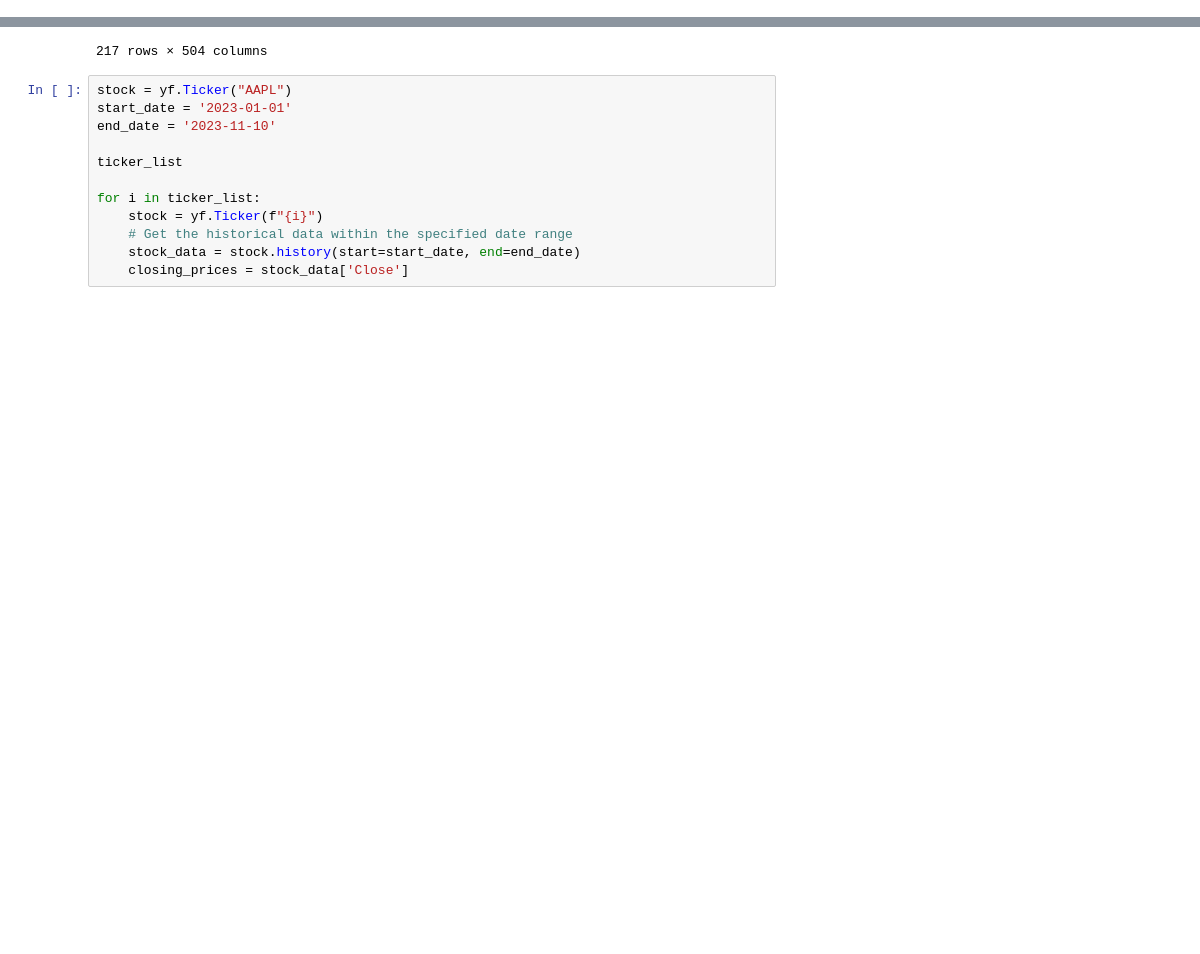
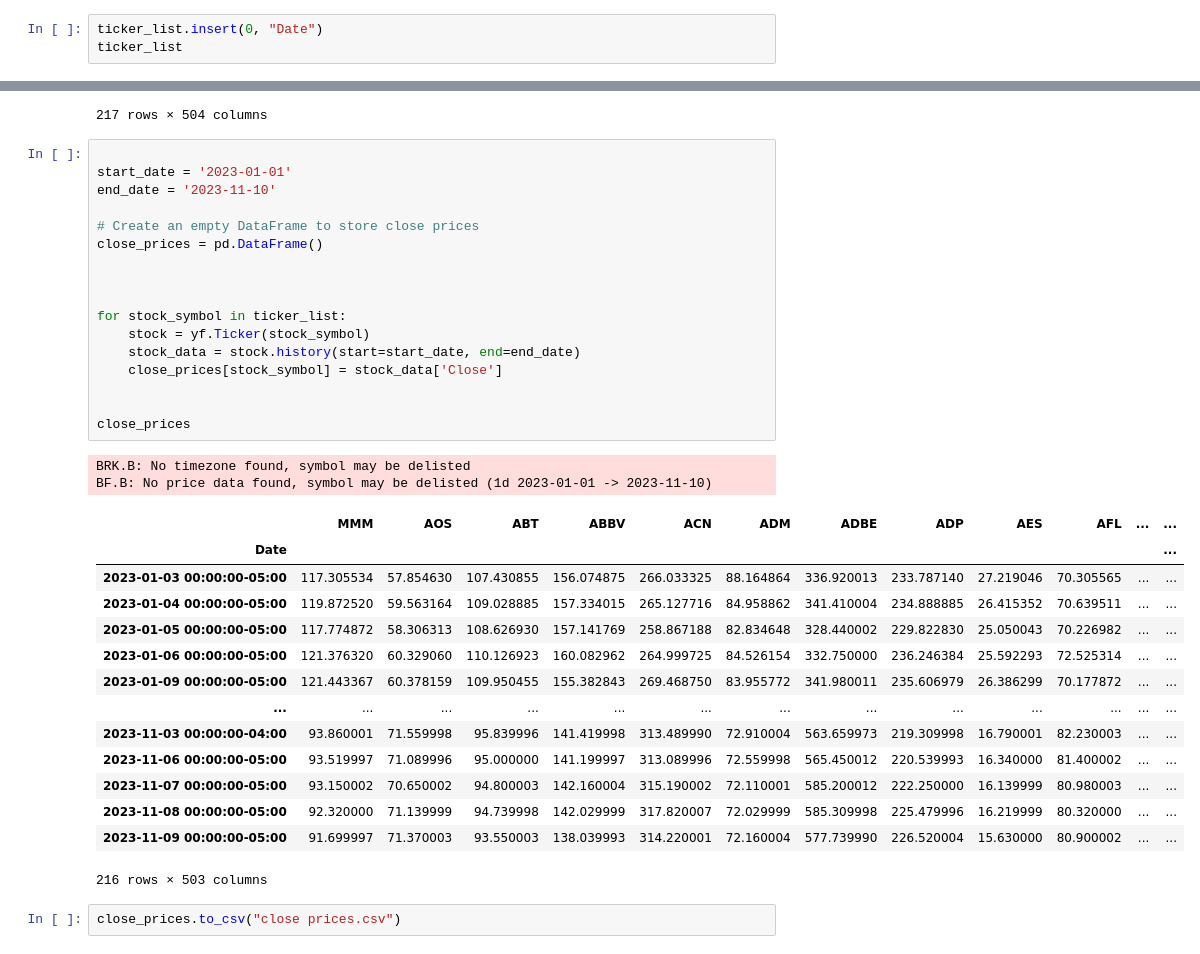
Before and after one commit to IgnacioGB1990/Anti-Theft-Alarm-BI-Project, a Jupyter notebook: stock/get_data_yahoo.ipynb, the cells around one changed output, grey strips where cells are left out. Cells and saved outputs as stored; diff of their text form; blank space fills up the shorter version.

```diff
--- a/stock/get_data_yahoo.ipynb
+++ b/stock/get_data_yahoo.ipynb
@@ -188,0 +202,3 @@ for i in header_array:
+# %%
+ticker_list.insert(0, "Date")
+ticker_list
@@ -221,14 +296,38 @@ view = pd.read_csv('High.csv')
 | 216 | 2023-11-08 00:00:00 | 111.56999969482422 | 12.270000457763672 | 183.4499969482422 | 143.88999938964844 | 121.19999694824219 | 95.7300033569336 | 85.97000122070312 | 319.4599914550781 | 595.6699829101562 | ... | ... |
 217 rows × 504 columns
 # %%
-stock = yf.Ticker("AAPL")
+
 start_date = '2023-01-01'
 end_date = '2023-11-10'
 
-ticker_list
+# Create an empty DataFrame to store close prices
+close_prices = pd.DataFrame()
 
-for i in ticker_list:
-    stock = yf.Ticker(f"{i}")
-    # Get the historical data within the specified date range
+
+
+for stock_symbol in ticker_list:
+    stock = yf.Ticker(stock_symbol)
     stock_data = stock.history(start=start_date, end=end_date)
-    closing_prices = stock_data['Close']
+    close_prices[stock_symbol] = stock_data['Close']
+
+
+close_prices
+# %% [output]
+BRK.B: No timezone found, symbol may be delisted
+BF.B: No price data found, symbol may be delisted (1d 2023-01-01 -> 2023-11-10)
+|  | MMM | AOS | ABT | ABBV | ACN | ADM | ADBE | ADP | AES | AFL | ... | ... |
+| Date |  |  |  |  |  |  |  |  |  |  |  | ... |
+| 2023-01-03 00:00:00-05:00 | 117.305534 | 57.854630 | 107.430855 | 156.074875 | 266.033325 | 88.164864 | 336.920013 | 233.787140 | 27.219046 | 70.305565 | ... | ... |
+| 2023-01-04 00:00:00-05:00 | 119.872520 | 59.563164 | 109.028885 | 157.334015 | 265.127716 | 84.958862 | 341.410004 | 234.888885 | 26.415352 | 70.639511 | ... | ... |
+| 2023-01-05 00:00:00-05:00 | 117.774872 | 58.306313 | 108.626930 | 157.141769 | 258.867188 | 82.834648 | 328.440002 | 229.822830 | 25.050043 | 70.226982 | ... | ... |
+| 2023-01-06 00:00:00-05:00 | 121.376320 | 60.329060 | 110.126923 | 160.082962 | 264.999725 | 84.526154 | 332.750000 | 236.246384 | 25.592293 | 72.525314 | ... | ... |
+| 2023-01-09 00:00:00-05:00 | 121.443367 | 60.378159 | 109.950455 | 155.382843 | 269.468750 | 83.955772 | 341.980011 | 235.606979 | 26.386299 | 70.177872 | ... | ... |
+| ... | ... | ... | ... | ... | ... | ... | ... | ... | ... | ... | ... | ... |
+| 2023-11-03 00:00:00-04:00 | 93.860001 | 71.559998 | 95.839996 | 141.419998 | 313.489990 | 72.910004 | 563.659973 | 219.309998 | 16.790001 | 82.230003 | ... | ... |
+| 2023-11-06 00:00:00-05:00 | 93.519997 | 71.089996 | 95.000000 | 141.199997 | 313.089996 | 72.559998 | 565.450012 | 220.539993 | 16.340000 | 81.400002 | ... | ... |
+| 2023-11-07 00:00:00-05:00 | 93.150002 | 70.650002 | 94.800003 | 142.160004 | 315.190002 | 72.110001 | 585.200012 | 222.250000 | 16.139999 | 80.980003 | ... | ... |
+| 2023-11-08 00:00:00-05:00 | 92.320000 | 71.139999 | 94.739998 | 142.029999 | 317.820007 | 72.029999 | 585.309998 | 225.479996 | 16.219999 | 80.320000 | ... | ... |
+| 2023-11-09 00:00:00-05:00 | 91.699997 | 71.370003 | 93.550003 | 138.039993 | 314.220001 | 72.160004 | 577.739990 | 226.520004 | 15.630000 | 80.900002 | ... | ... |
+216 rows × 503 columns
+# %%
+close_prices.to_csv("close prices.csv")
```
Also changed, not shown: parts of 13 cells of this notebook, 1 other file.
